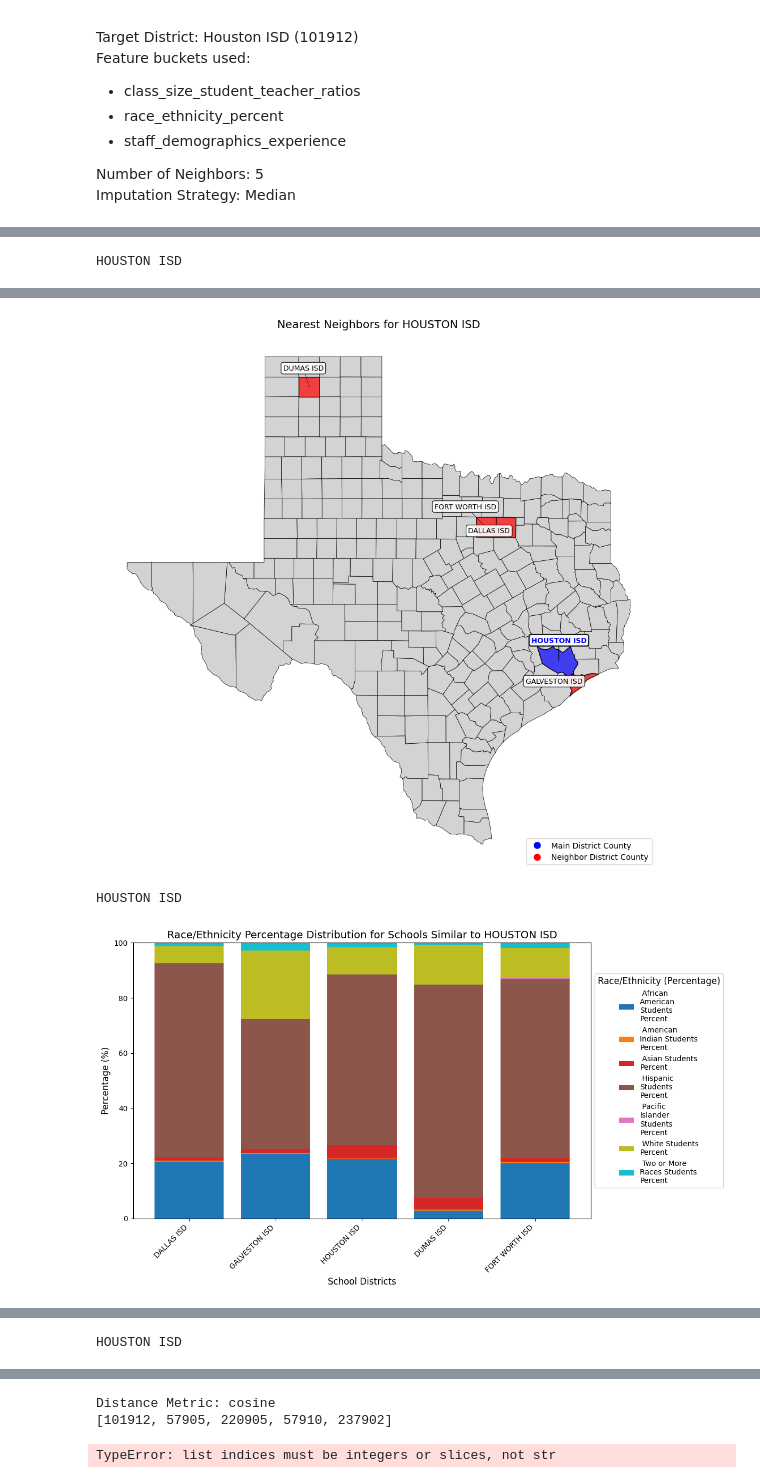
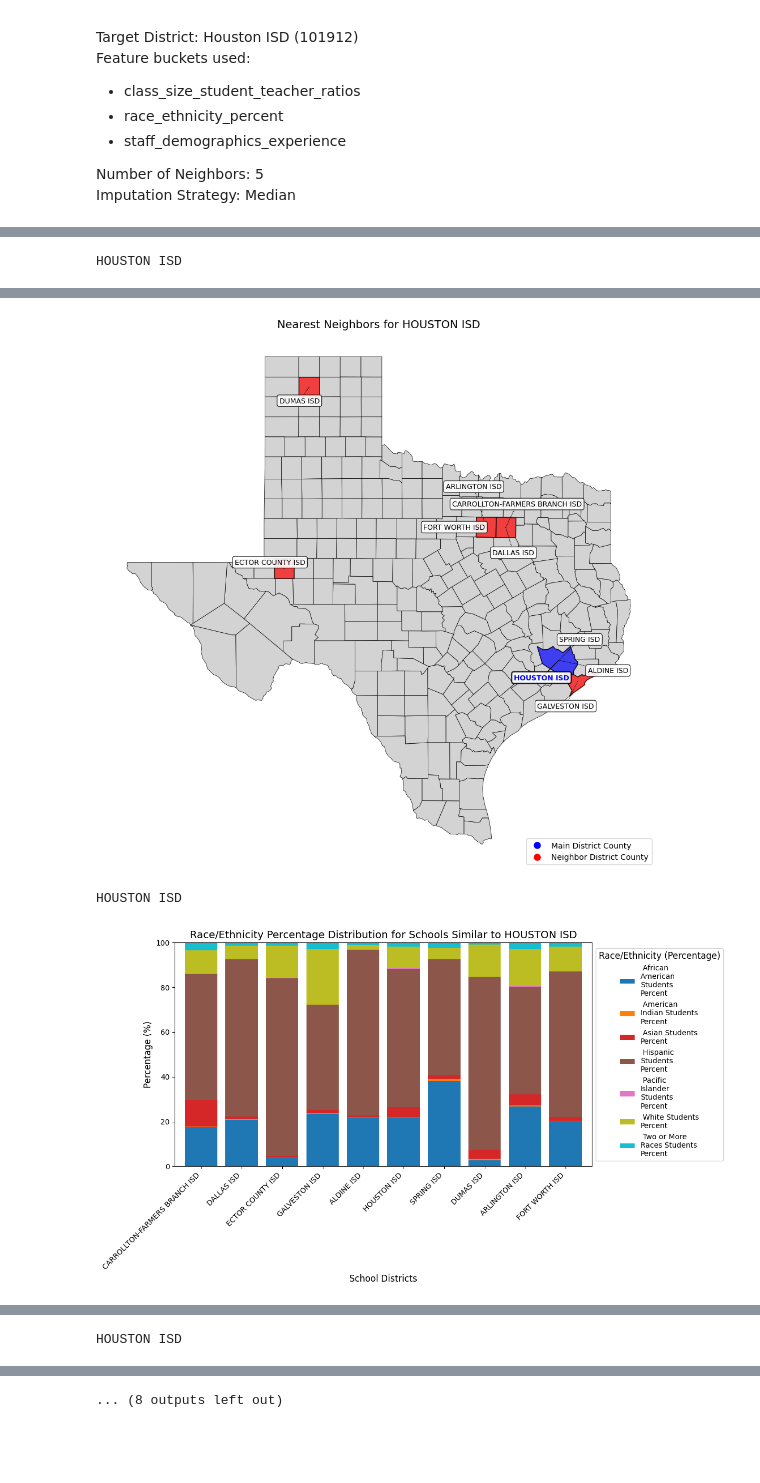
Before and after one commit to RiceD2KLab/HERC_Sp25, a Jupyter notebook: 4_Data_Modeling/4.2_KNN_Clustering/KNN_Implementation.ipynb, the cells around one changed output, grey strips where cells are left out. Cells and saved outputs as stored; diff of their text form; code cells hidden in the pictures; blank space fills up the shorter version.

Commit message:
Added distance metrics

```diff
--- a/4_Data_Modeling/4.2_KNN_Clustering/KNN_Implementation.ipynb
+++ b/4_Data_Modeling/4.2_KNN_Clustering/KNN_Implementation.ipynb
@@ -83,8 +83,7 @@ selected_features = race_ethnicity_percent + economic_special_needs_percent + gr
 
 for distance_metric in distance_metrics:
     print(f"Distance Metric: {distance_metric}")
-    knn_model = find_nearest_districts(df, 101912, selected_features, 5, distance_metric, "median")
-    #knn_model = find_nearest_districts(df, 101912, selected_features, 5, distance_metric, "median")
+    knn_model = find_nearest_districts(df, 101912, selected_features, 10, distance_metric, "median")
     print(knn_model)
     plot_texas_districts(knn_model, df)
     plot_race_ethnicity_stacked_bar(knn_model, df)
@@ -109,4 +118,4 @@ Distance Metric: manhattan
-[figure, old version]
+[figure, new version]
 HOUSTON ISD
-[figure, old version]
+[figure, new version]
 Distance Metric: mahalanobis
@@ -122,3 +136 @@ HOUSTON ISD
-Distance Metric: cosine
-[101912, 57905, 220905, 57910, 237902]
+... (8 outputs left out)
-TypeError: list indices must be integers or slices, not str
```
Also changed, not shown: parts of 2 cells of this notebook.
